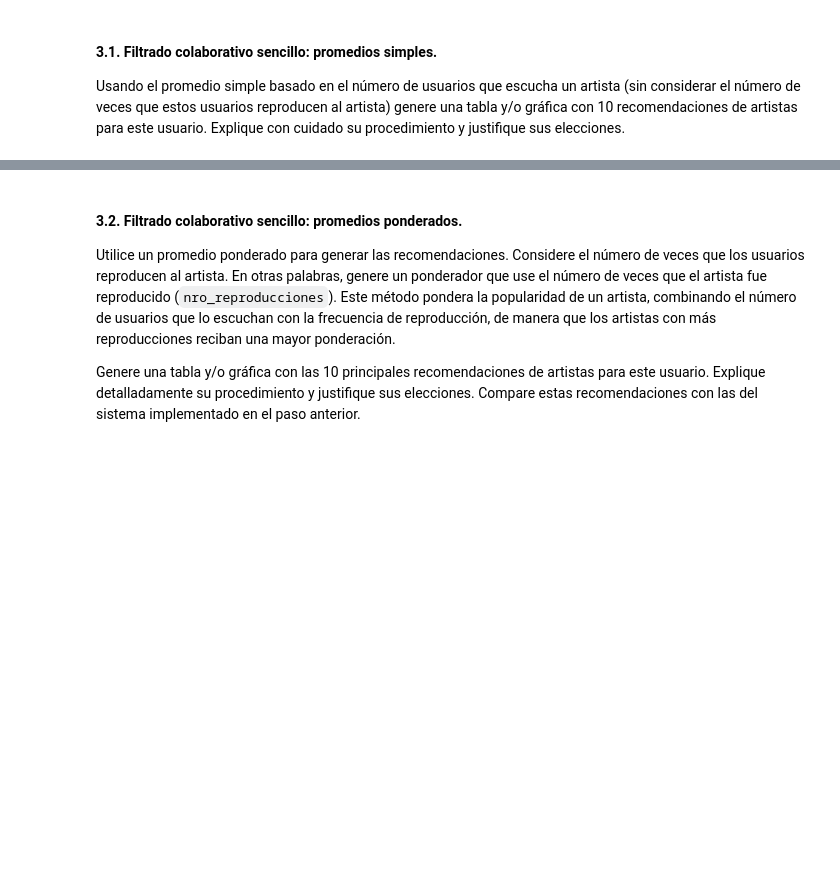
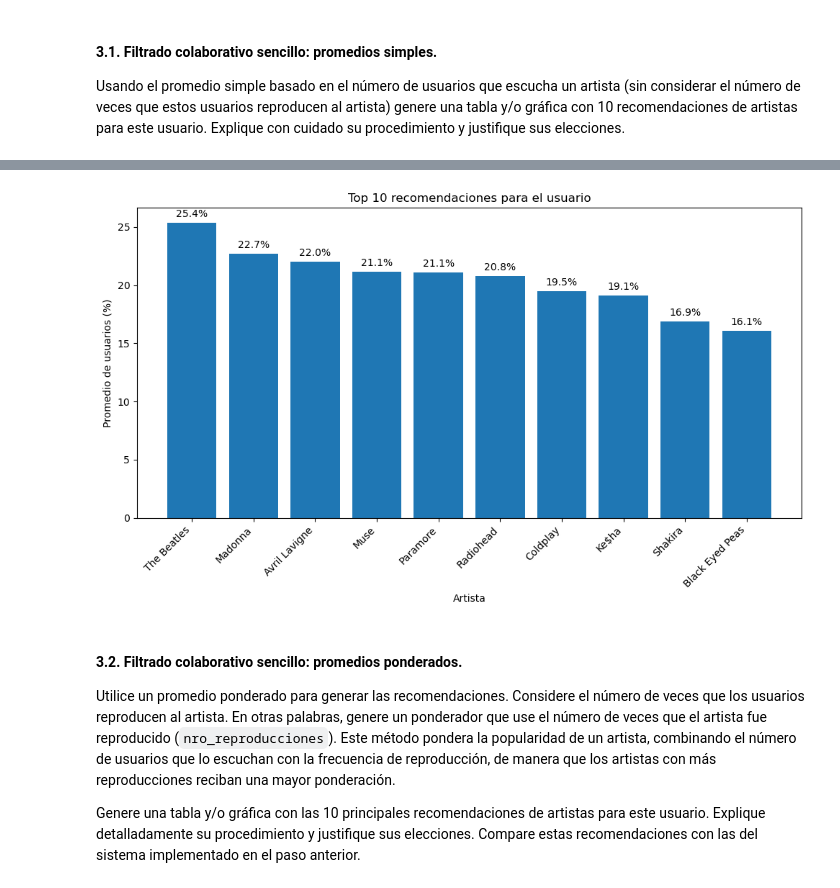
Before and after one commit to DanielEMontero/MIAD_ANS_202514, a Jupyter notebook: Semana 5/DM_S5_LC_Taller_Colab.ipynb, the cells around one changed output, grey strips where cells are left out. Saved outputs shown, nothing was run; the diff lists cells and outputs as text; code cells hidden in the pictures; blank space fills up the shorter version.

```diff
--- a/Semana 5/DM_S5_LC_Taller_Colab.ipynb
+++ b/Semana 5/DM_S5_LC_Taller_Colab.ipynb
@@ -65,4 +281,11 @@ En esta sección nos interesa generar recomendaciones ***nuevas y relevantes***
 
 Usando el promedio simple basado en el número de usuarios que escucha un artista (sin considerar el número de veces que estos usuarios reproducen al artista) genere una tabla y/o gráfica con 10 recomendaciones de artistas para este usuario. Explique con cuidado su procedimiento y justifique sus elecciones.
 # %%
-# Utilice este espacio para escribir el código.
+artistas_escuchados = id_user_8['id_artist'].unique()
+
+user_x_art = df.groupby('id_artist')['id_user'].nunique().reset_index().sort_values(by='id_user',ascending=False)
+user_x_art = user_x_art.rename(columns={"id_user": "usuarios_unicos"})
+
+total_users = df['id_user'].nunique()
+
+user_x_art['prom_user_x_art'] = user_x_art['usuarios_unicos'] / total_users
@@ -70,0 +308,5 @@ Usando el promedio simple basado en el número de usuarios que escucha un artist
+# %%
+user_x_art_filtrado = user_x_art[~user_x_art['id_artist'].isin(artistas_escuchados)]
+user_x_art_filtrado = pd.merge(user_x_art_filtrado, artist[['id_artist', 'name_artist']], on='id_artist', how="left")
+recomendados = user_x_art_filtrado[:10]
+recomendados
@@ -71,3 +325,20 @@ Usando el promedio simple basado en el número de usuarios que escucha un artist
+# %%
+plt.figure(figsize=(10,6))
+plt.bar(recomendados['name_artist'], recomendados['prom_user_x_art']*100)
+
+plt.xlabel("Artista")
+plt.ylabel("Promedio de usuarios (%)")
+plt.title("Top 10 recomendaciones para el usuario")
+plt.xticks(rotation=45, ha="right")
+
+# mostrar porcentajes encima de cada barra
+for i, v in enumerate(recomendados['prom_user_x_art']*100):
+    plt.text(i, v + 0.5, f"{v:.1f}%", ha='center')
+
+plt.tight_layout()
+plt.show()
+# %% [output]
+[figure, added]
 # %% [markdown]
 #### 3.2.  Filtrado colaborativo sencillo: promedios ponderados.
 
```
Also changed, not shown: parts of 50 cells of this notebook.
